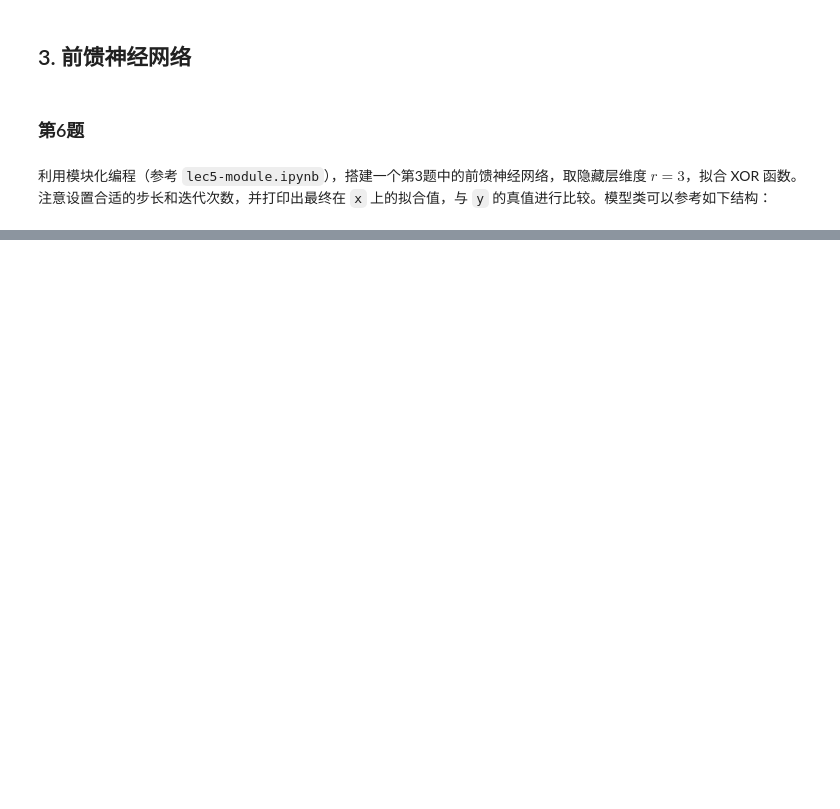
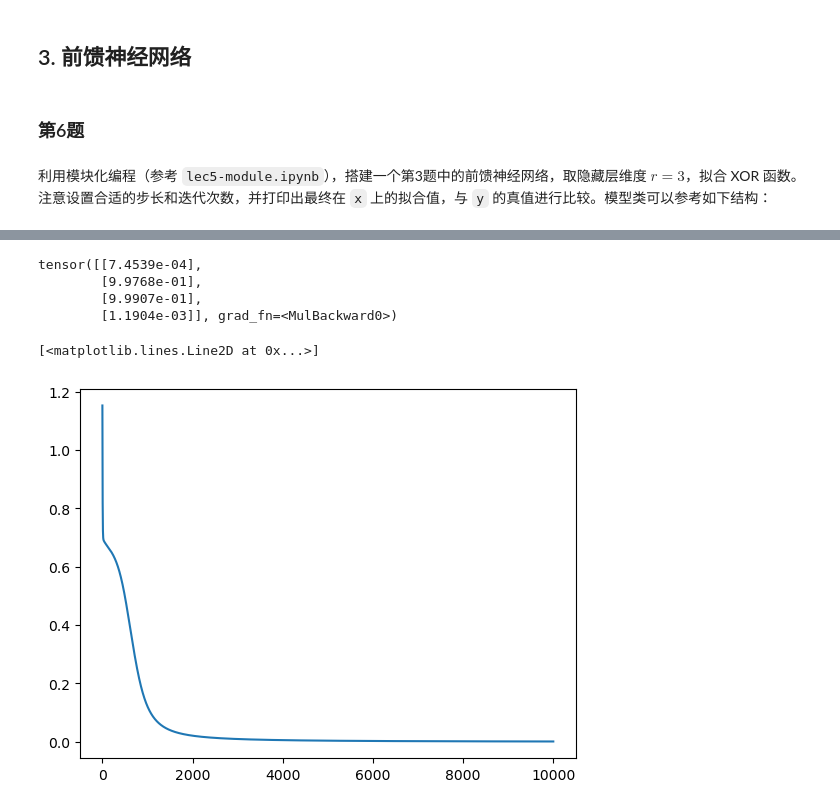
Before and after one commit to By-Xin/ByCsdiy, a Jupyter notebook: DeepLearning_Q/HW3/HW3.ipynb, the cells around one changed output, grey strips where cells are left out. Drawn from its saved outputs; the diff is of its cells as text; code cells hidden in the pictures; blank space fills up the shorter version.

```diff
--- a/DeepLearning_Q/HW3/HW3.ipynb
+++ b/DeepLearning_Q/HW3/HW3.ipynb
@@ -292,6 +305,7 @@ b2 = None
 计算 `z1`，并确保结果的维度是正确的：
 # %%
 # 完成此处程序
-z1 = None
-
+onevect = torch.ones(size=(n,)).view(n,1)
+z1 = torch.matmul(x,w1) + torch.matmul(onevect,b1.t())
+print(z1)
 assert z1.shape == (n, r), "z1 维度不正确"
@@ -298,6 +317,6 @@ assert z1.shape == (n, r), "z1 维度不正确"
 # %% [markdown]
 利用前面编写的 `softplus` 函数计算 `a1`：
 # %%
-a1 = softplus(z1)
-
+a1 = softplus2(z1)
+print(a1)
 assert a1.shape == (n, r), "a1 维度不正确"
@@ -306,7 +332,7 @@ assert a1.shape == (n, r), "a1 维度不正确"
 # %%
 # 完成此处程序
-z2 = None
-a2 = None
-
+z2 = torch.matmul(a1,w2) + torch.matmul(onevect,b2.t())
+a2 = sigmoid2(z2)
+print(f"Z2:{z2},\nA2:{a2}")
 assert z2.shape == (n, d), "z2 维度不正确"
 assert a2.shape == (n, d), "a2 维度不正确"
@@ -339,0 +419,36 @@ class MyModel(nn.Module):
+# %%
+from tqdm import tqdm
+# 迭代次数
+nepoch = 10000
+# 学习率，即步长
+learning_rate = 0.1
+# 记录损失函数值
+losses = []
+
+opt = torch.optim.SGD(model.parameters(), lr=learning_rate) # pytorch提供了一个优化器，对于model这个对象里的所有para进行优化
+
+pbar = tqdm(range(nepoch))
+for i in pbar:
+    a2 = model(x)
+    loss = -torch.mean(y * torch.log(a2) + (1.0 - y) * torch.log(1.0 - a2))
+
+    opt.zero_grad() # 梯度清零
+    loss.backward() # 反向传播
+    opt.step()
+
+    losses.append(loss.item())
+
+    pbar.set_description("loss: %s" % loss.item())
+
+print(a2)
+# %% [output]
+tensor([[7.4539e-04],
+        [9.9768e-01],
+        [9.9907e-01],
+        [1.1904e-03]], grad_fn=<MulBackward0>)
+# %%
+import matplotlib.pylab as plt
+plt.plot(losses)
+# %% [output]
+[<matplotlib.lines.Line2D at 0x...>]
+[figure, added]
```
Also changed, not shown: parts of 13 cells of this notebook, 2 other files.
